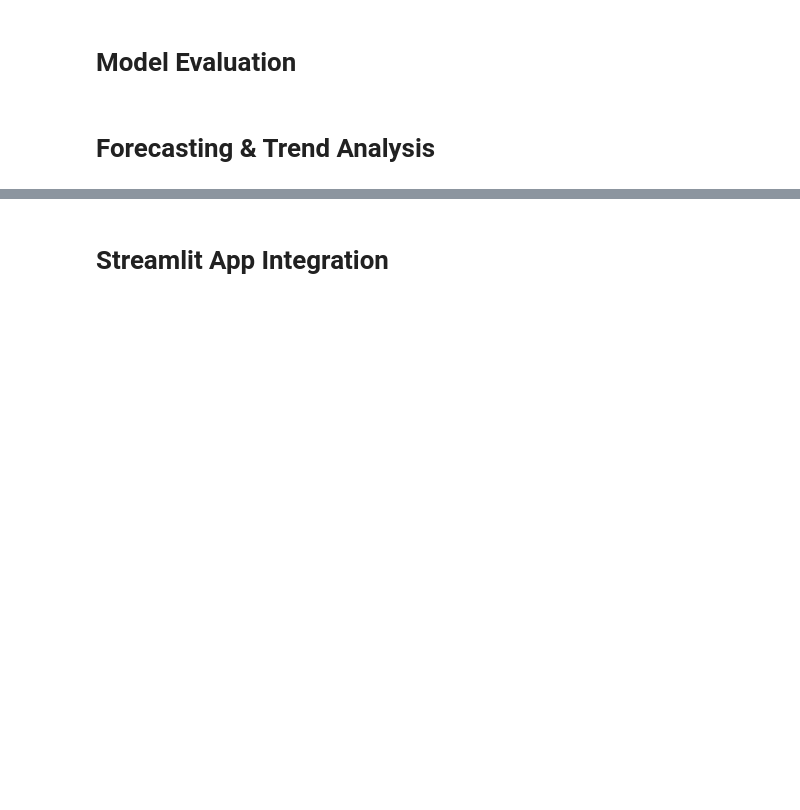
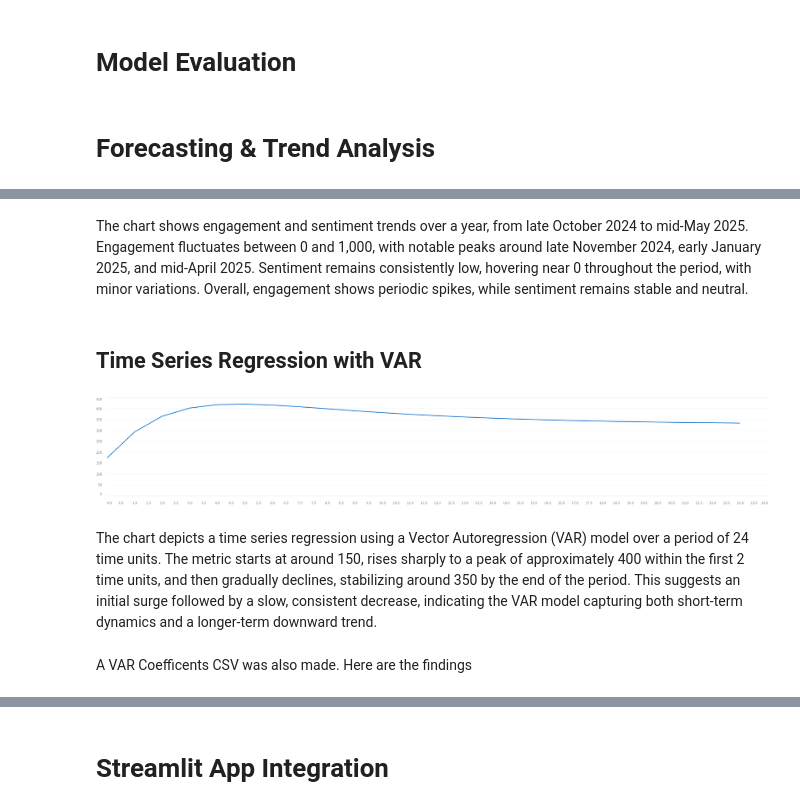
Before and after one commit to zyraaxo/Project-4-158755, a Jupyter notebook: Project 4 Notebook/Project 4 notebook.ipynb, the cells around one changed output, grey strips where cells are left out. Cells and saved outputs as stored; diff of their text form; code cells hidden in the pictures; blank space fills up the shorter version.

```diff
--- a/Project 4 Notebook/Project 4 notebook.ipynb
+++ b/Project 4 Notebook/Project 4 notebook.ipynb
@@ -439,0 +504,12 @@ This function ensures robust and fault-tolerant sentiment scoring using VADER, r
+# %% [markdown]
+The chart shows engagement and sentiment trends over a year, from late October 2024 to mid-May 2025. Engagement fluctuates between 0 and 1,000, with notable peaks around late November 2024, early January 2025, and mid-April 2025. Sentiment remains consistently low, hovering near 0 throughout the period, with minor variations. Overall, engagement shows periodic spikes, while sentiment remains stable and neutral.
+# %% [markdown]
+## Time Series Regression with VAR
+# %%
+display(Image(filename='Images/screen3.png'))
+# %% [output]
+[figure, added]
+# %% [markdown]
+The chart depicts a time series regression using a Vector Autoregression (VAR) model over a period of 24 time units. The metric starts at around 150, rises sharply to a peak of approximately 400 within the first 2 time units, and then gradually declines, stabilizing around 350 by the end of the period. This suggests an initial surge followed by a slow, consistent decrease, indicating the VAR model capturing both short-term dynamics and a longer-term downward trend.
+# %% [markdown]
+A VAR Coefficents CSV was also made. Here are the findings
```
Also changed, not shown: parts of 29 cells of this notebook, 4 other files.
